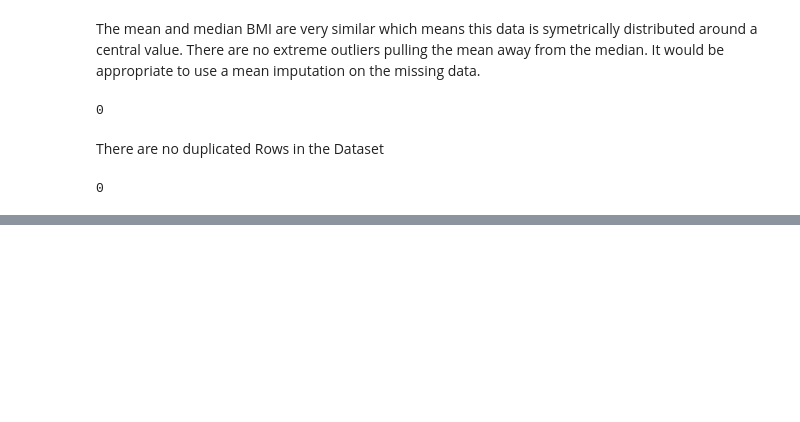
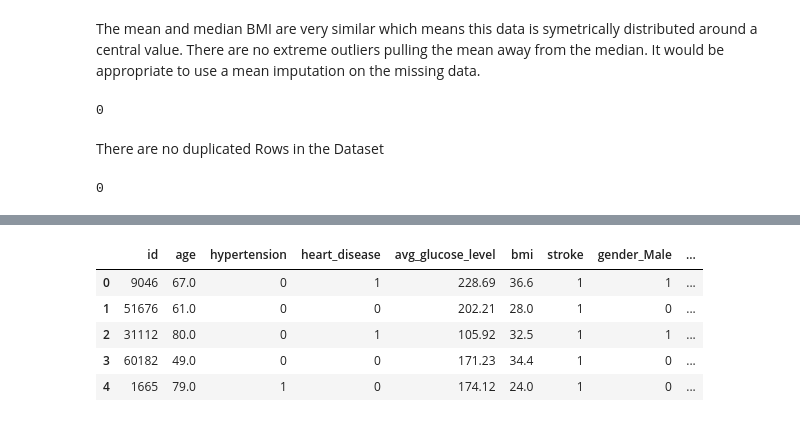
Before and after one commit to ntran119/data_projects, a Jupyter notebook: 2023_Predicting_Stroke.ipynb, the cells around one changed output, grey strips where cells are left out. Drawn from its saved outputs; the diff is of its cells as text; code cells hidden in the pictures; blank space fills up the shorter version.

```diff
--- a/2023_Predicting_Stroke.ipynb
+++ b/2023_Predicting_Stroke.ipynb
@@ -184,0 +250,9 @@ df[df['bmi'].isna()]
+# %%
+df_encoded.head()
+# %% [output]
+|  | id | age | hypertension | heart_disease | avg_glucose_level | bmi | stroke | gender_Male | ... |
+| 0 | 9046 | 67.0 | 0 | 1 | 228.69 | 36.6 | 1 | 1 | ... |
+| 1 | 51676 | 61.0 | 0 | 0 | 202.21 | 28.0 | 1 | 0 | ... |
+| 2 | 31112 | 80.0 | 0 | 1 | 105.92 | 32.5 | 1 | 1 | ... |
+| 3 | 60182 | 49.0 | 0 | 0 | 171.23 | 34.4 | 1 | 0 | ... |
+| 4 | 1665 | 79.0 | 1 | 0 | 174.12 | 24.0 | 1 | 0 | ... |
```
Also changed, not shown: parts of 11 cells of this notebook.
